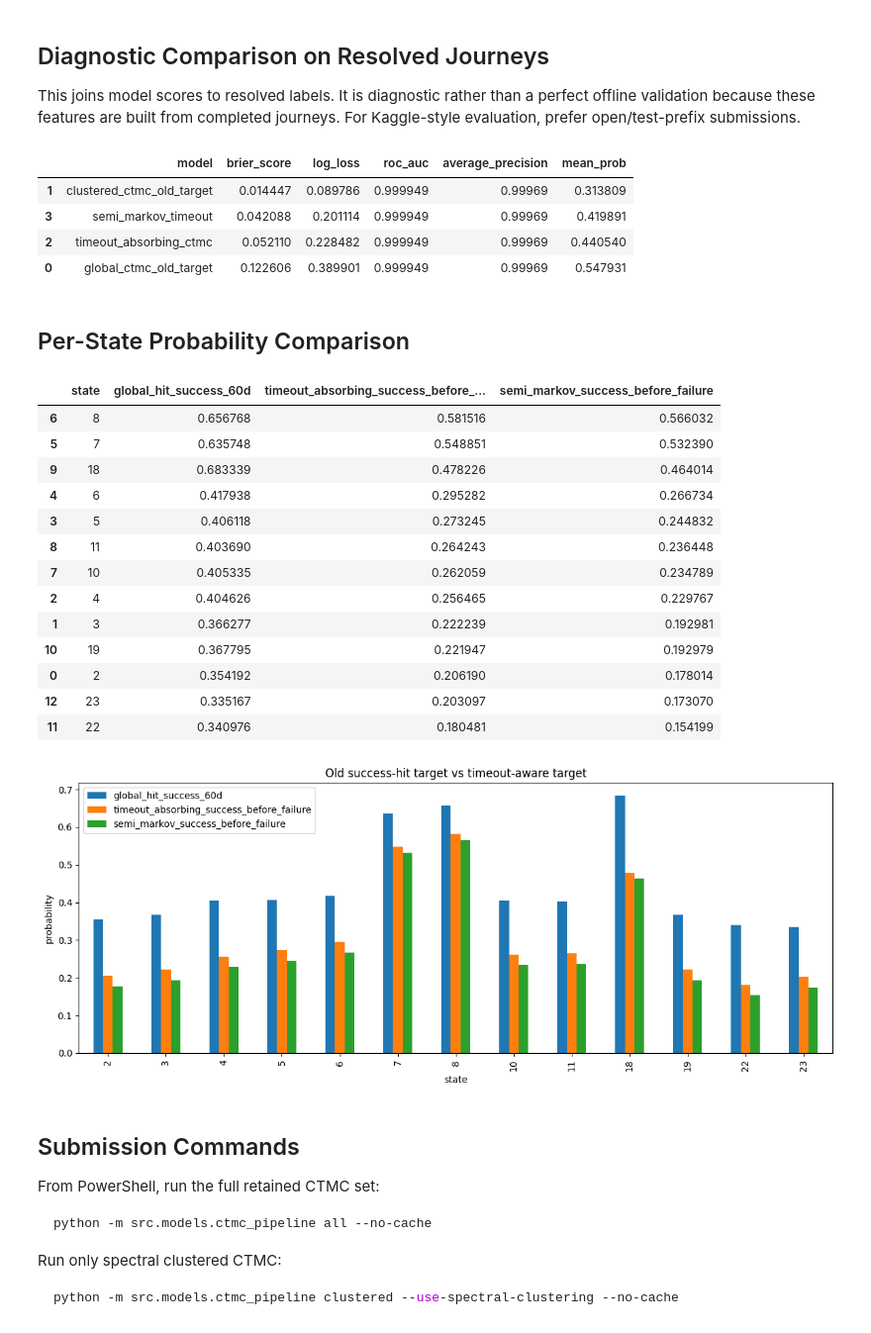
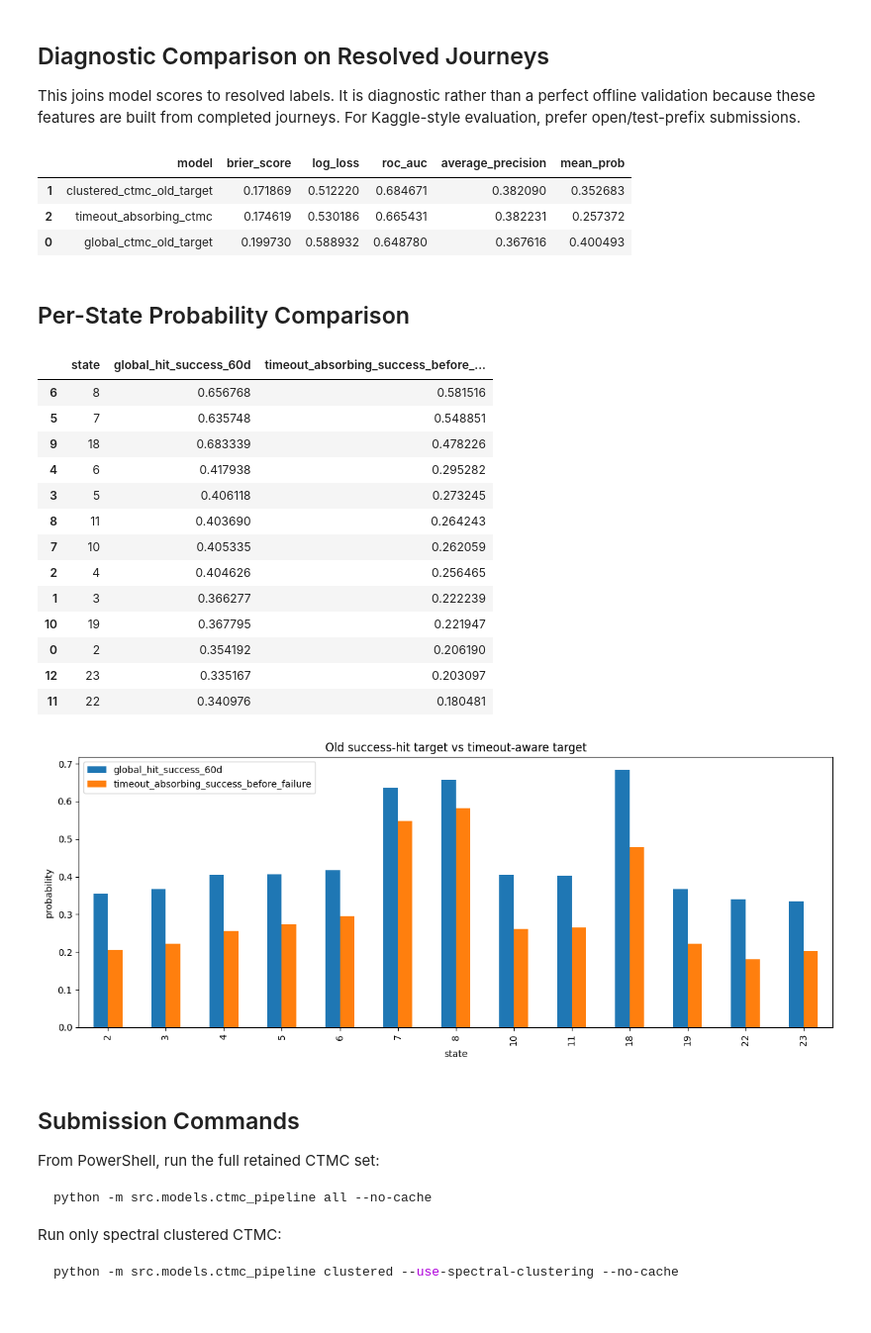
Before and after one commit to yuliaanashkina/m148-project, a Jupyter notebook: notebooks/benchmarks/ctmc_exploration.ipynb, the cells around one changed output. Shown at 99% size. Drawn from its saved outputs; the diff is of its cells as text; code cells hidden in the pictures.

```diff
--- a/notebooks/benchmarks/ctmc_exploration.ipynb
+++ b/notebooks/benchmarks/ctmc_exploration.ipynb
@@ -375,7 +789,7 @@ predictions = {
     "global_ctmc_old_target": global_ctmc.absorption_probability(eval_df["current_state"]),
     "clustered_ctmc_old_target": clustered.predict_success_probability(eval_df, fallback_model=global_ctmc),
     "timeout_absorbing_ctmc": timeout_ctmc.predict_success_probability(eval_df["current_state"]),
-    "semi_markov_timeout": semi_markov.predict_success_probability(eval_df["current_state"]),
+    #"semi_markov_timeout": semi_markov.predict_success_probability(eval_df["current_state"]),
 }
 
 y = eval_df["label"].astype(int).to_numpy()
@@ -396,44 +810,43 @@ comparison.to_csv(RESULTS_DIR / "ctmc_timeout_model_comparison.csv", index=False
 display(comparison)
 # %% [output]
 |  | model | brier_score | log_loss | roc_auc | average_precision | mean_prob |
-| 1 | clustered_ctmc_old_target | 0.014447 | 0.089786 | 0.999949 | 0.99969 | 0.313809 |
-| 3 | semi_markov_timeout | 0.042088 | 0.201114 | 0.999949 | 0.99969 | 0.419891 |
-| 2 | timeout_absorbing_ctmc | 0.052110 | 0.228482 | 0.999949 | 0.99969 | 0.440540 |
-| 0 | global_ctmc_old_target | 0.122606 | 0.389901 | 0.999949 | 0.99969 | 0.547931 |
+| 1 | clustered_ctmc_old_target | 0.171869 | 0.512220 | 0.684671 | 0.382090 | 0.352683 |
+| 2 | timeout_absorbing_ctmc | 0.174619 | 0.530186 | 0.665431 | 0.382231 | 0.257372 |
+| 0 | global_ctmc_old_target | 0.199730 | 0.588932 | 0.648780 | 0.367616 | 0.400493 |
 # %% [markdown]
 ## Per-State Probability Comparison
 # %%
-all_states = sorted(set(global_ctmc.states_) | set(timeout_ctmc.states_) | set(semi_markov.states_))
+all_states = sorted(set(global_ctmc.states_) | set(timeout_ctmc.states_)) #| set(semi_markov.states_))
 all_states = [s for s in all_states if s not in {SUCCESS_STATE, FAILURE_STATE}]
 state_comparison = pd.DataFrame({
     "state": all_states,
     "global_hit_success_60d": global_ctmc.absorption_probability(all_states),
     "timeout_absorbing_success_before_failure": timeout_ctmc.predict_success_probability(all_states),
-    "semi_markov_success_before_failure": semi_markov.predict_success_probability(all_states),
+    #"semi_markov_success_before_failure": semi_markov.predict_success_probability(all_states),
 })
 display(state_comparison.sort_values("timeout_absorbing_success_before_failure", ascending=False))
 
 state_comparison.set_index("state").plot.bar(figsize=(12, 5))
 plt.ylabel("probability")
 plt.title("Old success-hit target vs timeout-aware target")
 plt.tight_layout()
 plt.show()
 # %% [output]
-|  | state | global_hit_success_60d | timeout_absorbing_success_before_... | semi_markov_success_before_failure |
-| 6 | 8 | 0.656768 | 0.581516 | 0.566032 |
-| 5 | 7 | 0.635748 | 0.548851 | 0.532390 |
-| 9 | 18 | 0.683339 | 0.478226 | 0.464014 |
-| 4 | 6 | 0.417938 | 0.295282 | 0.266734 |
-| 3 | 5 | 0.406118 | 0.273245 | 0.244832 |
-| 8 | 11 | 0.403690 | 0.264243 | 0.236448 |
-| 7 | 10 | 0.405335 | 0.262059 | 0.234789 |
-| 2 | 4 | 0.404626 | 0.256465 | 0.229767 |
-| 1 | 3 | 0.366277 | 0.222239 | 0.192981 |
-| 10 | 19 | 0.367795 | 0.221947 | 0.192979 |
-| 0 | 2 | 0.354192 | 0.206190 | 0.178014 |
-| 12 | 23 | 0.335167 | 0.203097 | 0.173070 |
-| 11 | 22 | 0.340976 | 0.180481 | 0.154199 |
+|  | state | global_hit_success_60d | timeout_absorbing_success_before_... |
+| 6 | 8 | 0.656768 | 0.581516 |
+| 5 | 7 | 0.635748 | 0.548851 |
+| 9 | 18 | 0.683339 | 0.478226 |
+| 4 | 6 | 0.417938 | 0.295282 |
+| 3 | 5 | 0.406118 | 0.273245 |
+| 8 | 11 | 0.403690 | 0.264243 |
+| 7 | 10 | 0.405335 | 0.262059 |
+| 2 | 4 | 0.404626 | 0.256465 |
+| 1 | 3 | 0.366277 | 0.222239 |
+| 10 | 19 | 0.367795 | 0.221947 |
+| 0 | 2 | 0.354192 | 0.206190 |
+| 12 | 23 | 0.335167 | 0.203097 |
+| 11 | 22 | 0.340976 | 0.180481 |
-[figure, old version]
+[figure, new version]
 # %% [markdown]
 ## Submission Commands
 
```
Also changed, not shown: parts of 15 cells of this notebook, 21 other files.
